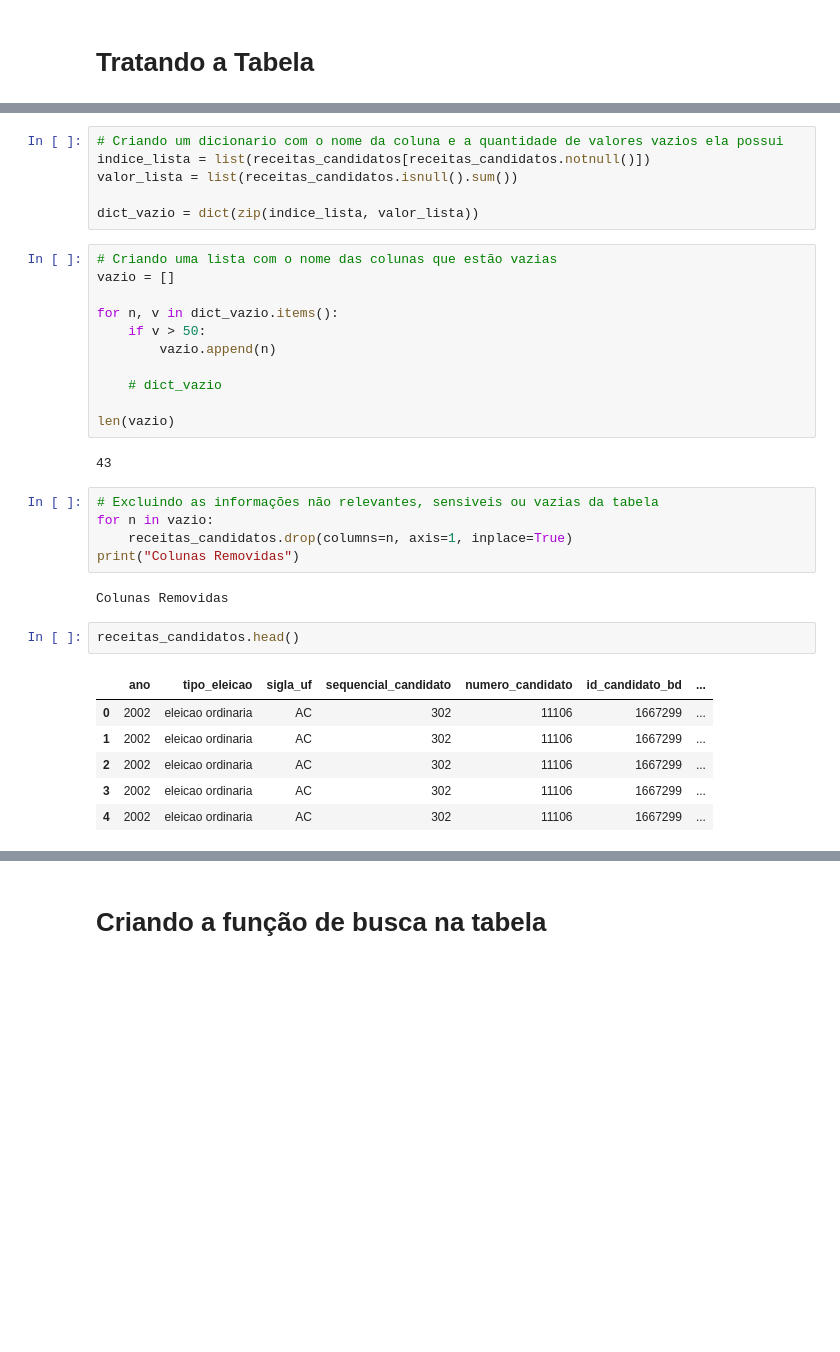
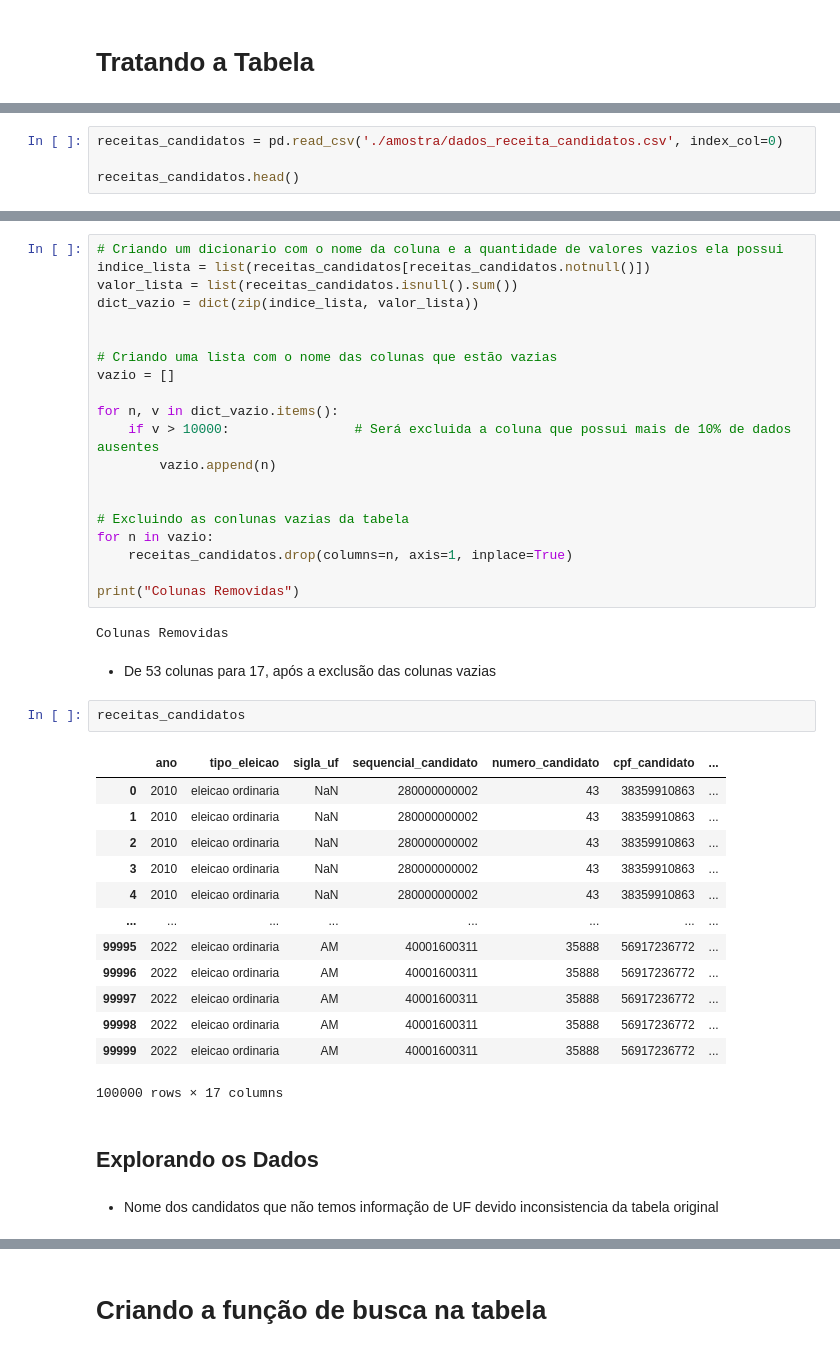
Before and after one commit to AugustoPrestes/Trabalho-ADS-2023.1, a Jupyter notebook: receita-candidatos.ipynb, the cells around one changed output, grey strips where cells are left out. Cells and saved outputs as stored; diff of their text form; blank space fills up the shorter version.

```diff
--- a/receita-candidatos.ipynb
+++ b/receita-candidatos.ipynb
@@ -48,0 +57,4 @@ receitas_candidatos.head()
+# %%
+receitas_candidatos = pd.read_csv('./amostra/dados_receita_candidatos.csv', index_col=0)
+
+receitas_candidatos.head()
@@ -71,34 +91,43 @@ dtype: int64
 # Criando um dicionario com o nome da coluna e a quantidade de valores vazios ela possui
 indice_lista = list(receitas_candidatos[receitas_candidatos.notnull()])
 valor_lista = list(receitas_candidatos.isnull().sum())
+dict_vazio = dict(zip(indice_lista, valor_lista))
 
-dict_vazio = dict(zip(indice_lista, valor_lista))
+
+# Criando uma lista com o nome das colunas que estão vazias
+vazio = []
+
+for n, v in dict_vazio.items():
+    if v > 10000:                # Será excluida a coluna que possui mais de 10% de dados ausentes
+        vazio.append(n)
+
+
+# Excluindo as conlunas vazias da tabela
+for n in vazio:
+    receitas_candidatos.drop(columns=n, axis=1, inplace=True)
+
+print("Colunas Removidas")
+# %% [output]
+Colunas Removidas
-# %%
-# Criando uma lista com o nome das colunas que estão vazias
-vazio = []
-
-for n, v in dict_vazio.items():
-    if v > 50:
-        vazio.append(n)
-
-    # dict_vazio
-
-len(vazio)
-# %% [output]
-43
-# %%
-# Excluindo as informações não relevantes, sensiveis ou vazias da tabela
-for n in vazio:
-    receitas_candidatos.drop(columns=n, axis=1, inplace=True)
-print("Colunas Removidas")
-# %% [output]
-Colunas Removidas
+# %% [markdown]
+ - De 53 colunas para 17, após a exclusão das colunas vazias
 # %%
-receitas_candidatos.head()
+receitas_candidatos
 # %% [output]
-|  | ano | tipo_eleicao | sigla_uf | sequencial_candidato | numero_candidato | id_candidato_bd | ... |
-| 0 | 2002 | eleicao ordinaria | AC | 302 | 11106 | 1667299 | ... |
-| 1 | 2002 | eleicao ordinaria | AC | 302 | 11106 | 1667299 | ... |
-| 2 | 2002 | eleicao ordinaria | AC | 302 | 11106 | 1667299 | ... |
-| 3 | 2002 | eleicao ordinaria | AC | 302 | 11106 | 1667299 | ... |
-| 4 | 2002 | eleicao ordinaria | AC | 302 | 11106 | 1667299 | ... |
+|  | ano | tipo_eleicao | sigla_uf | sequencial_candidato | numero_candidato | cpf_candidato | ... |
+| 0 | 2010 | eleicao ordinaria | NaN | 280000000002 | 43 | 38359910863 | ... |
+| 1 | 2010 | eleicao ordinaria | NaN | 280000000002 | 43 | 38359910863 | ... |
+| 2 | 2010 | eleicao ordinaria | NaN | 280000000002 | 43 | 38359910863 | ... |
+| 3 | 2010 | eleicao ordinaria | NaN | 280000000002 | 43 | 38359910863 | ... |
+| 4 | 2010 | eleicao ordinaria | NaN | 280000000002 | 43 | 38359910863 | ... |
+| ... | ... | ... | ... | ... | ... | ... | ... |
+| 99995 | 2022 | eleicao ordinaria | AM | 40001600311 | 35888 | 56917236772 | ... |
+| 99996 | 2022 | eleicao ordinaria | AM | 40001600311 | 35888 | 56917236772 | ... |
+| 99997 | 2022 | eleicao ordinaria | AM | 40001600311 | 35888 | 56917236772 | ... |
+| 99998 | 2022 | eleicao ordinaria | AM | 40001600311 | 35888 | 56917236772 | ... |
+| 99999 | 2022 | eleicao ordinaria | AM | 40001600311 | 35888 | 56917236772 | ... |
+100000 rows × 17 columns
+# %% [markdown]
+## Explorando os Dados
+# %% [markdown]
+- Nome dos candidatos que não temos informação de UF devido inconsistencia da tabela original
```
Also changed, not shown: parts of 14 cells of this notebook, 1 other file.
